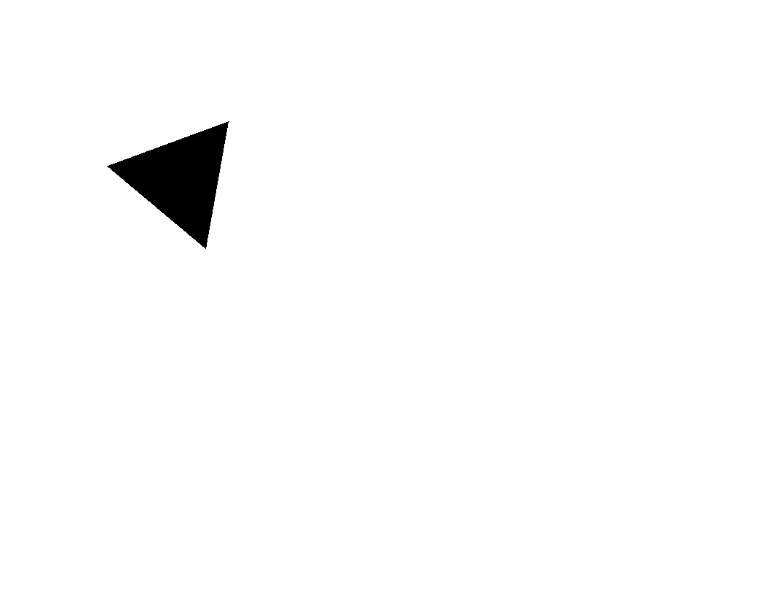
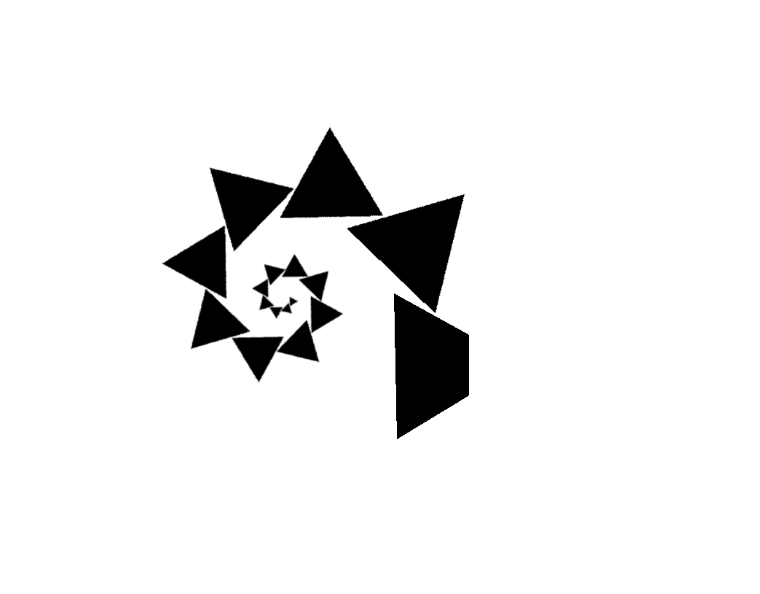
Before and after one commit to pigatron-industries/diffusers-playground, a Jupyter notebook: notebooks/test_geometry.ipynb, the cells around one changed output. Cells and saved outputs as stored; diff of their text form; code cells hidden in the pictures.

Commit message:
spiralize geometry

```diff
--- a/notebooks/test_geometry.ipynb
+++ b/notebooks/test_geometry.ipynb
@@ -1,28 +1,25 @@
 # %%
 import path
 path.setPathLocalNotebook()
 
-from diffuserslib import GeometryPipeline, DrawRegularShape, Symmetrize, RandomPositionArgument, RandomNumberArgument, RandomStringArgument
+from diffuserslib import GeometryPipeline, DrawRegularShape, Symmetrize, Spiralize, RandomPositionArgument, RandomNumberArgument, RandomStringArgument
 from PIL import Image, ImageDraw
 from IPython.display import display
 
 geometry = GeometryPipeline(size=(512, 768))
 geometry.addTask(DrawRegularShape(
     position=RandomPositionArgument(),
-    size=RandomNumberArgument(64, 128),
+    size=RandomNumberArgument(32, 128),
     rotation=RandomNumberArgument(0, 90),
     sides=RandomNumberArgument(3, 6)
 ))
-geometry.addTask(Symmetrize(
-    type="rotation"
+geometry.addTask(Spiralize(
+    rotation=720, steps = 16, zoom = 4
 ))
-# geometry.addTask(Symmetrize(
-#     type="rotation"
-# ))
 image = geometry()
 display(image)
 # %% [output]
-[figure, old version]
+[figure, new version]
 # %%
 import path
 path.setPathLocalNotebook()
```
Also changed, not shown: parts of 2 cells of this notebook, 2 other files.
